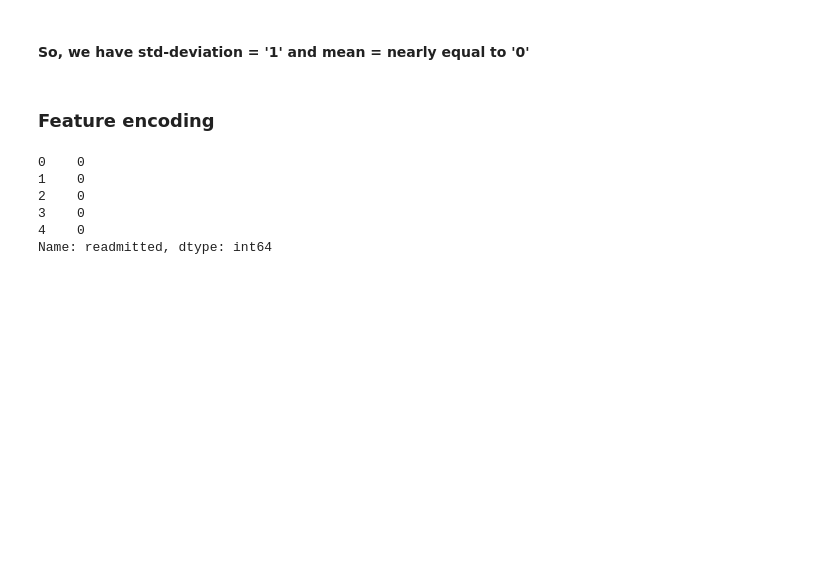
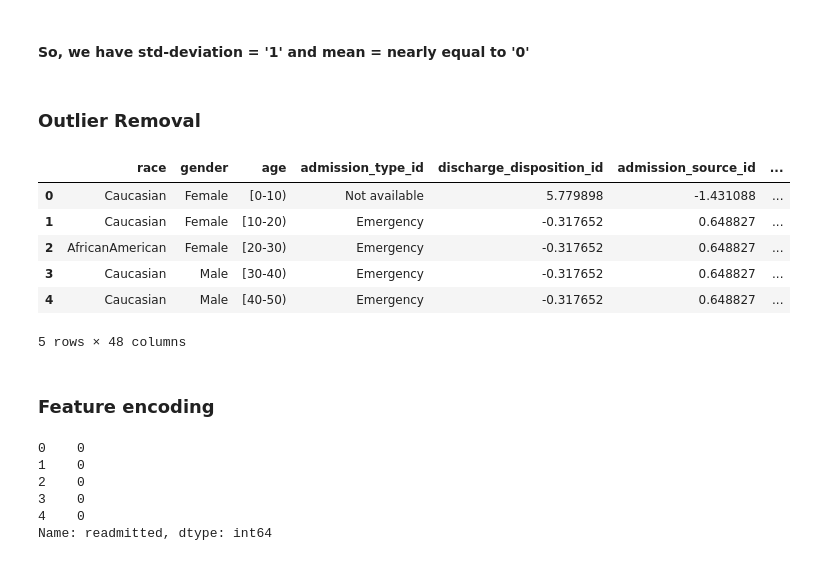
Before and after one commit to shridevinb/diabetes_interpretation, a Jupyter notebook: Diabetes_EDA.ipynb, the cells around one changed output. Drawn from its saved outputs; the diff is of its cells as text; code cells hidden in the pictures; blank space fills up the shorter version.

```diff
--- a/Diabetes_EDA.ipynb
+++ b/Diabetes_EDA.ipynb
@@ -1098,2 +1131,4 @@ data.describe()
 # %% [markdown]
 #### So, we have std-deviation = '1' and mean = nearly equal to '0'
+# %% [markdown]
+### Outlier Removal
@@ -1100,3 +1146,13 @@ data.describe()
+# %%
+data.head()
+# %% [output]
+|  | race | gender | age | admission_type_id | discharge_disposition_id | admission_source_id | ... |
+| 0 | Caucasian | Female | [0-10) | Not available | 5.779898 | -1.431088 | ... |
+| 1 | Caucasian | Female | [10-20) | Emergency | -0.317652 | 0.648827 | ... |
+| 2 | AfricanAmerican | Female | [20-30) | Emergency | -0.317652 | 0.648827 | ... |
+| 3 | Caucasian | Male | [30-40) | Emergency | -0.317652 | 0.648827 | ... |
+| 4 | Caucasian | Male | [40-50) | Emergency | -0.317652 | 0.648827 | ... |
+5 rows × 48 columns
 # %% [markdown]
 ### Feature encoding
 # %%
```
Also changed, not shown: parts of 57 cells of this notebook.
